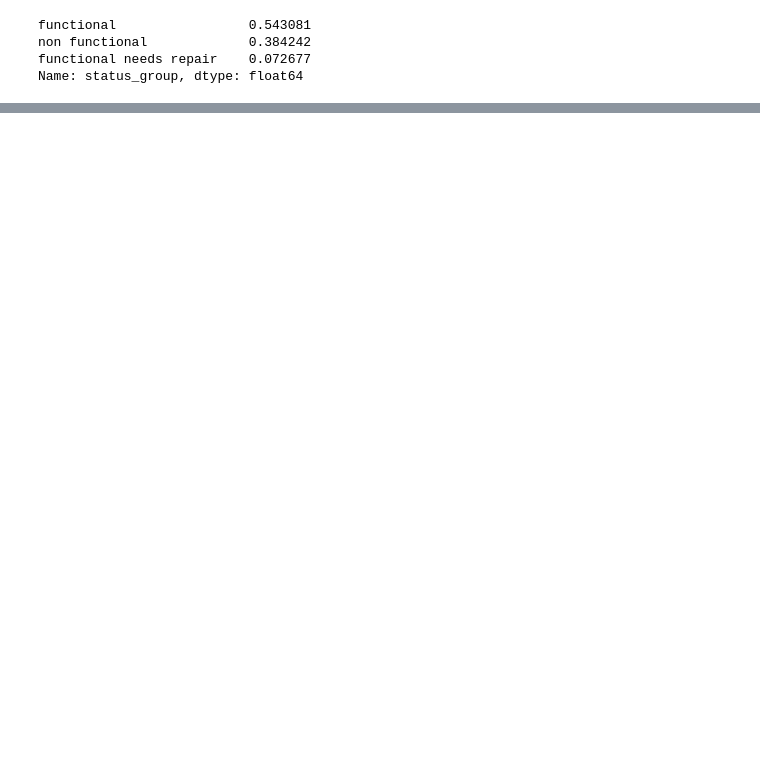
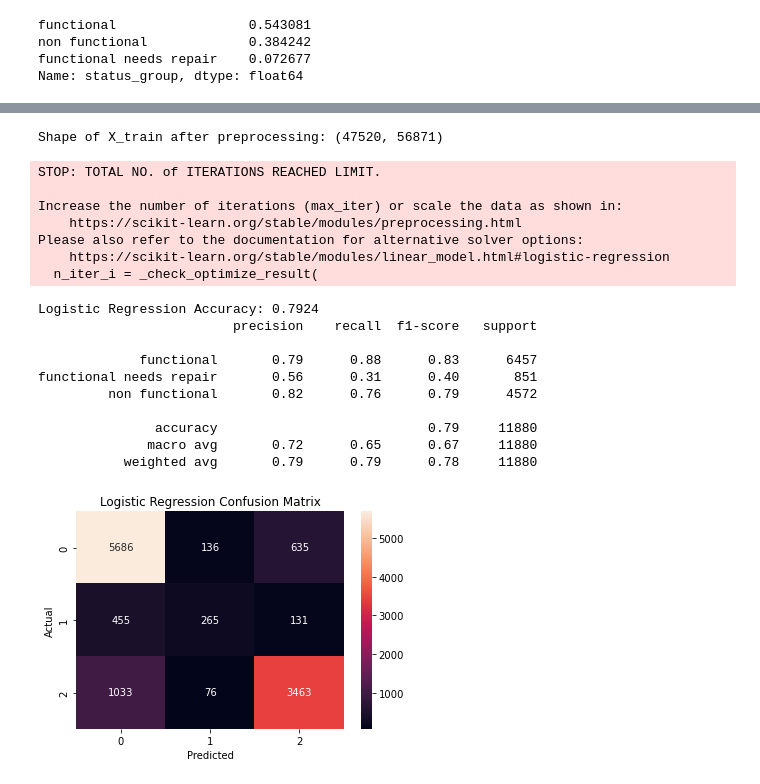
Before and after one commit to Apondi9911/Water-well-Status-Prediction, a Jupyter notebook: index.ipynb, the cells around one changed output, grey strips where cells are left out. Saved outputs shown, nothing was run; the diff lists cells and outputs as text; code cells hidden in the pictures; blank space fills up the shorter version.

```diff
--- a/index.ipynb
+++ b/index.ipynb
@@ -800,6 +180,0 @@ df = df.drop(columns=drop_cols, errors="ignore")
-# %%
-# drop duplicate features and remain with one version of each feature
-df = df.drop(columns=[
-"extraction_type_group",
-"extraction_type_class"
-])
@@ -1151,0 +181,3 @@ The results demonstrate how data-driven approaches can support better decision-m
+# %%
+# Features
+X = df.drop('status_group', axis=1)
@@ -1151,0 +193,5 @@ The results demonstrate how data-driven approaches can support better decision-m
+# %%
+#Split data into training and testing sets
+
+X_train, X_test, y_train, y_test = train_test_split(    X, y, test_size=0.2, random_state=42
+ )
@@ -1151,0 +210,21 @@ The results demonstrate how data-driven approaches can support better decision-m
+# %%
+# Automatically detect column types
+numeric_features = X.select_dtypes(include=['int64', 'float64']).columns.tolist()
+categorical_features = X.select_dtypes(include=['object']).columns.tolist()
+
+
+# Numeric pipeline
+numeric_transformer = Pipeline(steps=[
+    ('imputer', SimpleImputer(strategy='median')),
+    ('scaler', StandardScaler())
+])
+# Categorical pipeline
+categorical_transformer = Pipeline(steps=[
+    ('imputer', SimpleImputer(strategy='most_frequent')),
+    ('onehot', OneHotEncoder(handle_unknown='ignore'))
+])
+# Combine both
+preprocessor = ColumnTransformer(transformers=[
+    ('num', numeric_transformer, numeric_features),
+    ('cat', categorical_transformer, categorical_features)
+])
@@ -1151,0 +287,28 @@ The results demonstrate how data-driven approaches can support better decision-m
+# %%
+baseline_model = LogisticRegression(max_iter=1000)
+
+baseline_acc = evaluate_model(
+    "Logistic Regression",
+    baseline_model,
+     X_train, X_test, y_train, y_test
+ )
+# %% [output]
+Shape of X_train after preprocessing: (47520, 56871)
+STOP: TOTAL NO. of ITERATIONS REACHED LIMIT.
+
+Increase the number of iterations (max_iter) or scale the data as shown in:
+    https://scikit-learn.org/stable/modules/preprocessing.html
+Please also refer to the documentation for alternative solver options:
+    https://scikit-learn.org/stable/modules/linear_model.html#logistic-regression
+  n_iter_i = _check_optimize_result(
+Logistic Regression Accuracy: 0.7924
+                         precision    recall  f1-score   support
+
+             functional       0.79      0.88      0.83      6457
+functional needs repair       0.56      0.31      0.40       851
+         non functional       0.82      0.76      0.79      4572
+
+               accuracy                           0.79     11880
+              macro avg       0.72      0.65      0.67     11880
+           weighted avg       0.79      0.79      0.78     11880
+[figure, added]
```
Also changed, not shown: parts of 109 cells of this notebook, 1 other file.
